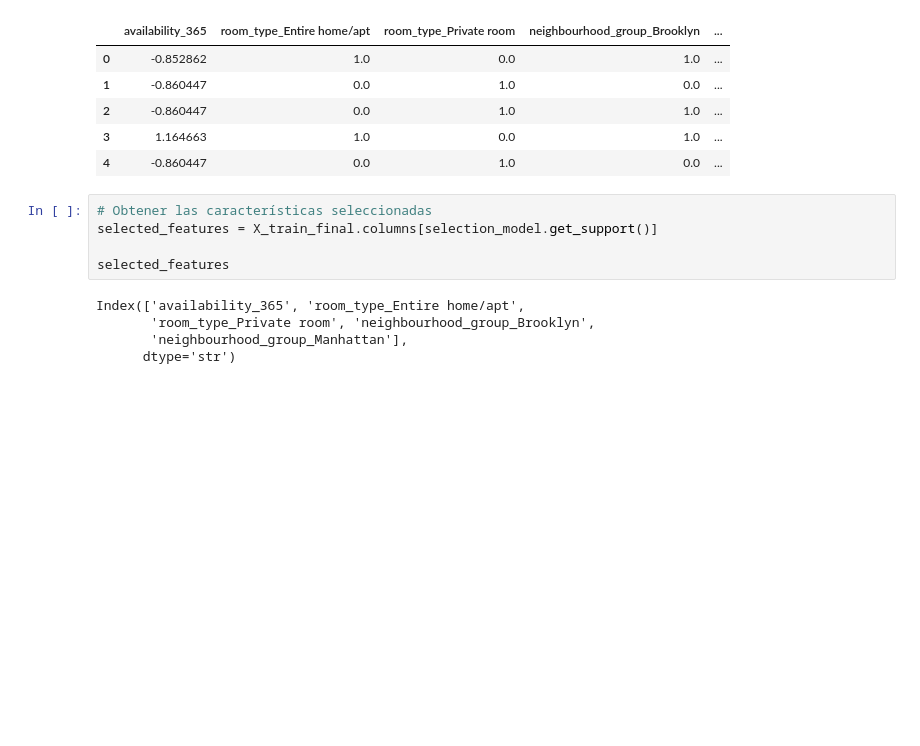
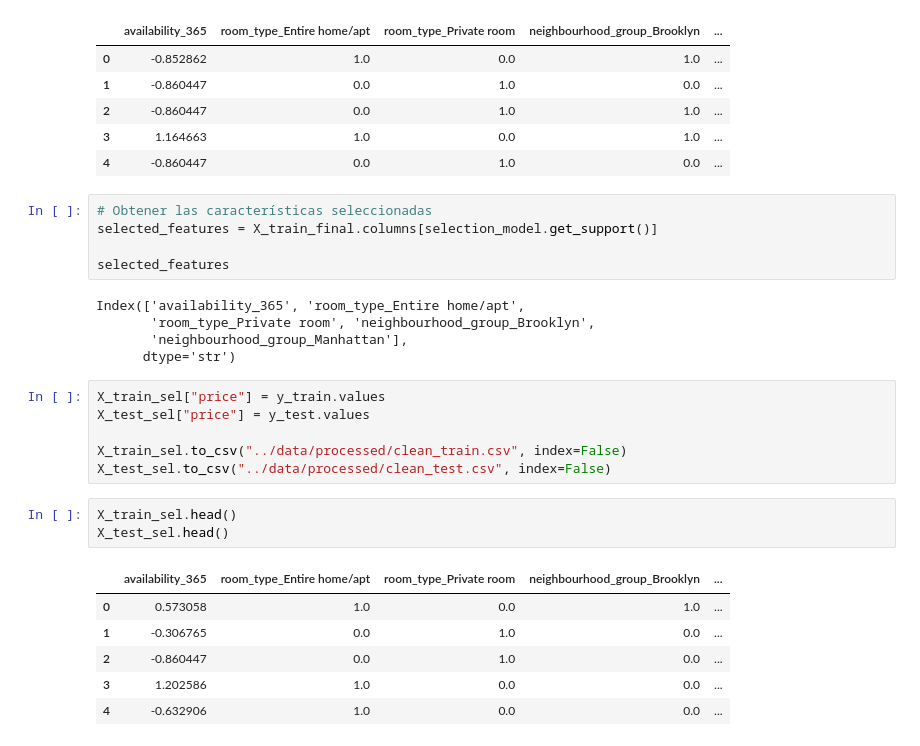
Before and after one commit to 4GeeksAcademy/machine-learning-python-template_melissahm, a Jupyter notebook: src/explore.ipynb, the cells around one changed output. Drawn from its saved outputs; the diff is of its cells as text; blank space fills up the shorter version.

```diff
--- a/src/explore.ipynb
+++ b/src/explore.ipynb
@@ -1080,3 +1080,19 @@ Index(['availability_365', 'room_type_Entire home/apt',
        'room_type_Private room', 'neighbourhood_group_Brooklyn',
        'neighbourhood_group_Manhattan'],
       dtype='str')
+# %%
+X_train_sel["price"] = y_train.values
+X_test_sel["price"] = y_test.values
+
+X_train_sel.to_csv("../data/processed/clean_train.csv", index=False)
+X_test_sel.to_csv("../data/processed/clean_test.csv", index=False)
+# %%
+X_train_sel.head()
+X_test_sel.head()
+# %% [output]
+|  | availability_365 | room_type_Entire home/apt | room_type_Private room | neighbourhood_group_Brooklyn | ... |
+| 0 | 0.573058 | 1.0 | 0.0 | 1.0 | ... |
+| 1 | -0.306765 | 0.0 | 1.0 | 0.0 | ... |
+| 2 | -0.860447 | 0.0 | 1.0 | 0.0 | ... |
+| 3 | 1.202586 | 1.0 | 0.0 | 0.0 | ... |
+| 4 | -0.632906 | 1.0 | 0.0 | 0.0 | ... |
```
Also changed, not shown: 2 other files.
